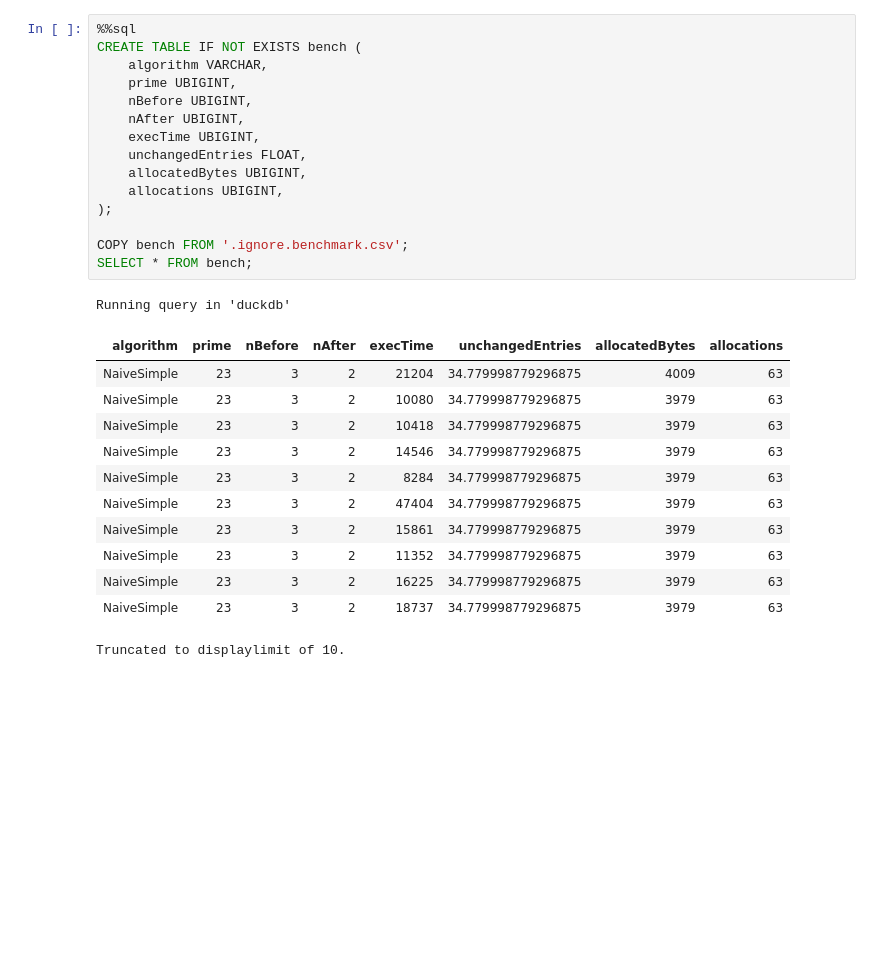
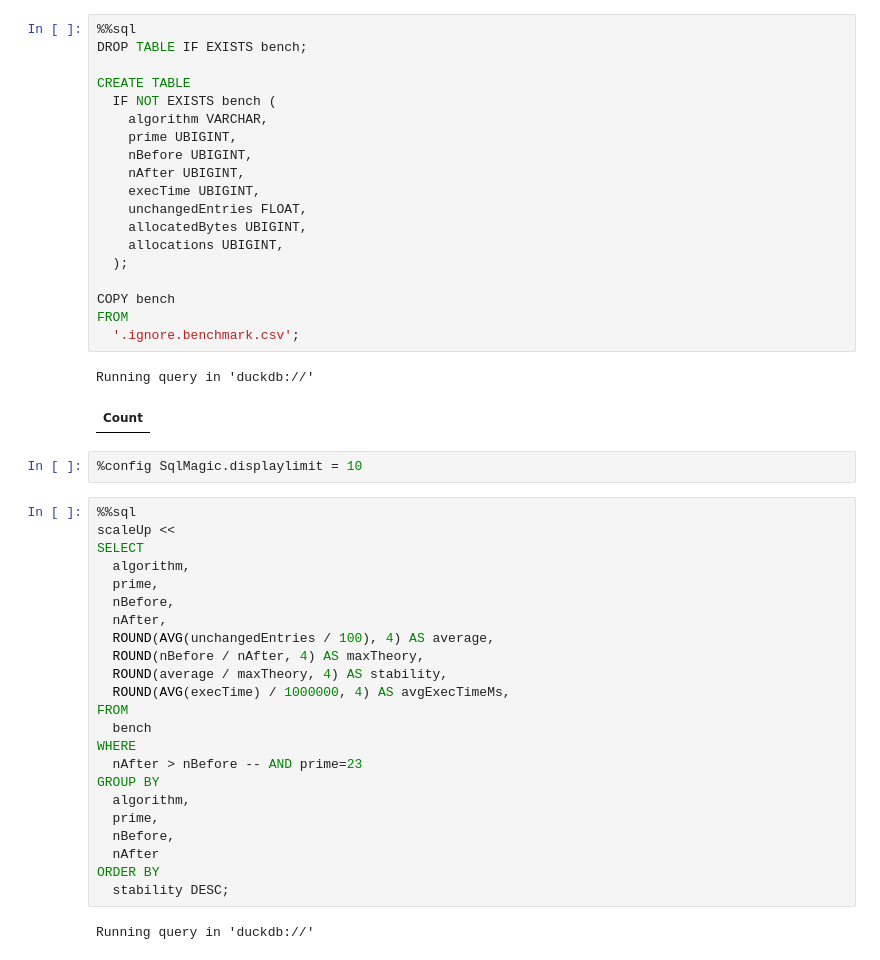
Before and after one commit to alexandremahdhaoui/udplb, a Jupyter notebook: analysis/rlt/benchmark_analysis.ipynb, the cells around one changed output. Cells and saved outputs as stored; diff of their text form; blank space fills up the shorter version.

Commit message:
✨ Add RLT benchmark analysis
Signed-off-by: Alexandre Mahdhaoui <alexandre.mahdhaoui@gmail.com>

```diff
--- a/analysis/rlt/benchmark_analysis.ipynb
+++ b/analysis/rlt/benchmark_analysis.ipynb
@@ -44,29 +11,49 @@ Running query in 'duckdb'
 # %%
 %%sql
-CREATE TABLE IF NOT EXISTS bench (
+DROP TABLE IF EXISTS bench;
+
+CREATE TABLE
+  IF NOT EXISTS bench (
     algorithm VARCHAR,
     prime UBIGINT,
     nBefore UBIGINT,
     nAfter UBIGINT,
     execTime UBIGINT,
     unchangedEntries FLOAT,
     allocatedBytes UBIGINT,
     allocations UBIGINT,
-);
+  );
 
-COPY bench FROM '.ignore.benchmark.csv';
-SELECT * FROM bench;
+COPY bench
+FROM
+  '.ignore.benchmark.csv';
 # %% [output]
-Running query in 'duckdb'
+Running query in 'duckdb://'
-| algorithm | prime | nBefore | nAfter | execTime | unchangedEntries | allocatedBytes | allocations |
-| NaiveSimple | 23 | 3 | 2 | 21204 | 34.779998779296875 | 4009 | 63 |
-| NaiveSimple | 23 | 3 | 2 | 10080 | 34.779998779296875 | 3979 | 63 |
-| NaiveSimple | 23 | 3 | 2 | 10418 | 34.779998779296875 | 3979 | 63 |
-| NaiveSimple | 23 | 3 | 2 | 14546 | 34.779998779296875 | 3979 | 63 |
-| NaiveSimple | 23 | 3 | 2 | 8284 | 34.779998779296875 | 3979 | 63 |
-| NaiveSimple | 23 | 3 | 2 | 47404 | 34.779998779296875 | 3979 | 63 |
-| NaiveSimple | 23 | 3 | 2 | 15861 | 34.779998779296875 | 3979 | 63 |
-| NaiveSimple | 23 | 3 | 2 | 11352 | 34.779998779296875 | 3979 | 63 |
-| NaiveSimple | 23 | 3 | 2 | 16225 | 34.779998779296875 | 3979 | 63 |
-| NaiveSimple | 23 | 3 | 2 | 18737 | 34.779998779296875 | 3979 | 63 |
+| Count |
-Truncated to displaylimit of 10.
+# %%
+%config SqlMagic.displaylimit = 10
+# %%
+%%sql
+scaleUp <<
+SELECT
+  algorithm,
+  prime,
+  nBefore,
+  nAfter,
+  ROUND(AVG(unchangedEntries / 100), 4) AS average,
+  ROUND(nBefore / nAfter, 4) AS maxTheory,
+  ROUND(average / maxTheory, 4) AS stability,
+  ROUND(AVG(execTime) / 1000000, 4) AS avgExecTimeMs,
+FROM
+  bench
+WHERE
+  nAfter > nBefore -- AND prime=23
+GROUP BY
+  algorithm,
+  prime,
+  nBefore,
+  nAfter
+ORDER BY
+  stability DESC;
+# %% [output]
+Running query in 'duckdb://'
```
Also changed, not shown: parts of 10 cells of this notebook, 6 other files.
